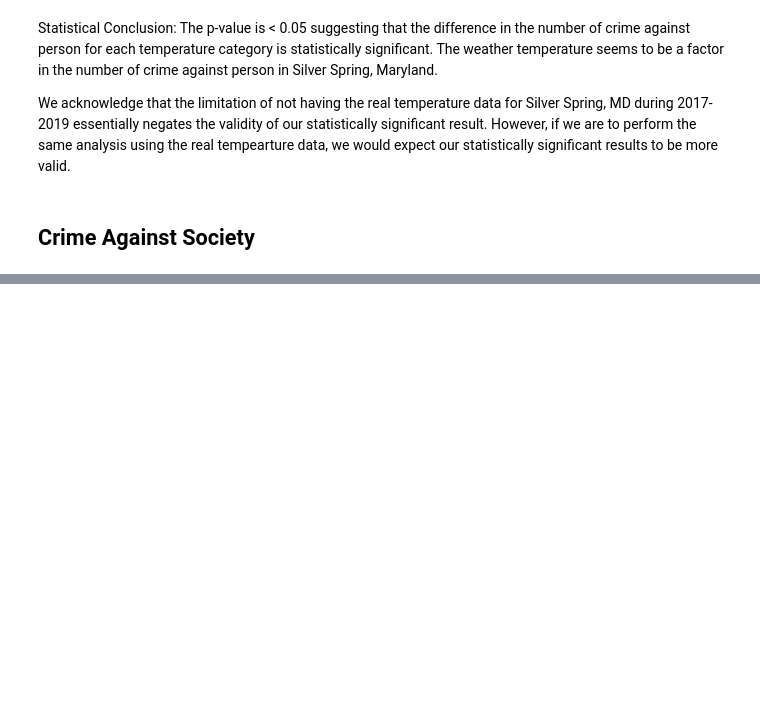
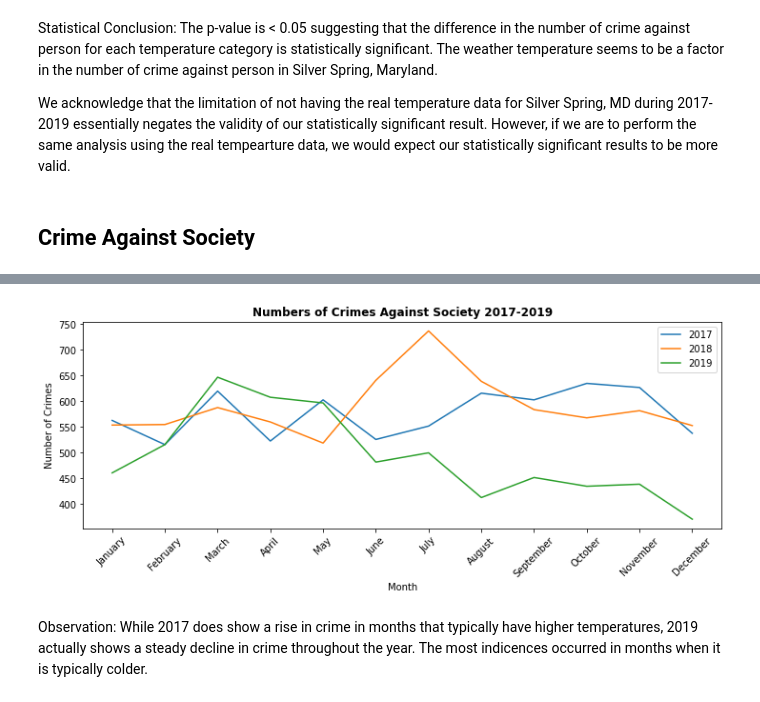
Before and after one commit to siekmeierpaul/Project1-Team6, a Jupyter notebook: Weather & Crime in Silver Spring_Maryland.ipynb, the cells around one changed output, grey strips where cells are left out. Cells and saved outputs as stored; diff of their text form; code cells hidden in the pictures; blank space fills up the shorter version.

```diff
--- a/Weather & Crime in Silver Spring_Maryland.ipynb
+++ b/Weather & Crime in Silver Spring_Maryland.ipynb
@@ -700,17 +1260,22 @@ plt.show()
 # %%
 #show all 3 figures
+plt.figure(figsize=(12,4))
 handle17, = plt.plot(x_2017, y_2017, label="2017")
-handle18, = plt.plot(x_2018, y_2018, label="2017")
-handle19, = plt.plot(x_2019, y_2019, label="2017")
+handle18, = plt.plot(x_2018, y_2018, label="2018")
+handle19, = plt.plot(x_2019, y_2019, label="2019")
 
 plt.xticks(rotation=45)
 
 plt.xlabel("Month")
 plt.ylabel("Number of Crimes")
 plt.title("Numbers of Crimes Against Society 2017-2019", fontsize=12, fontweight="bold")
 
 plt.legend(loc="best")
 plt.show()
+# %% [output]
+[figure, added]
+# %% [markdown]
+Observation: While 2017 does show a rise in crime in months that typically have higher temperatures, 2019 actually shows a steady decline in crime throughout the year. The most indicences occurred in months when it is typically colder.
 # %%
 societycrime_split_df = pd.DataFrame({"2017 Crimes": scrime2017count,
                                       "2018 Crimes": scrime2018count,
```
Also changed, not shown: parts of 71 cells of this notebook.
